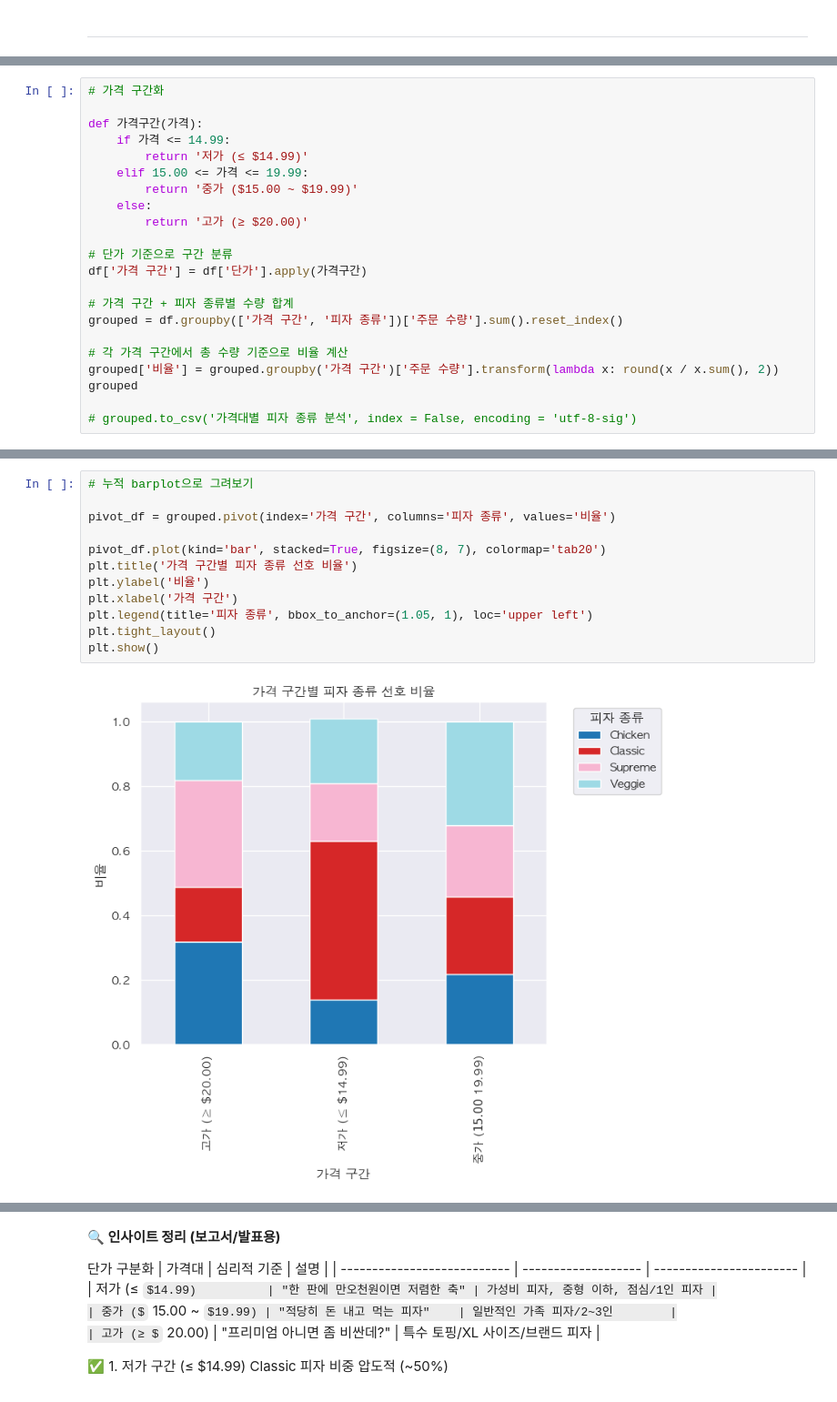
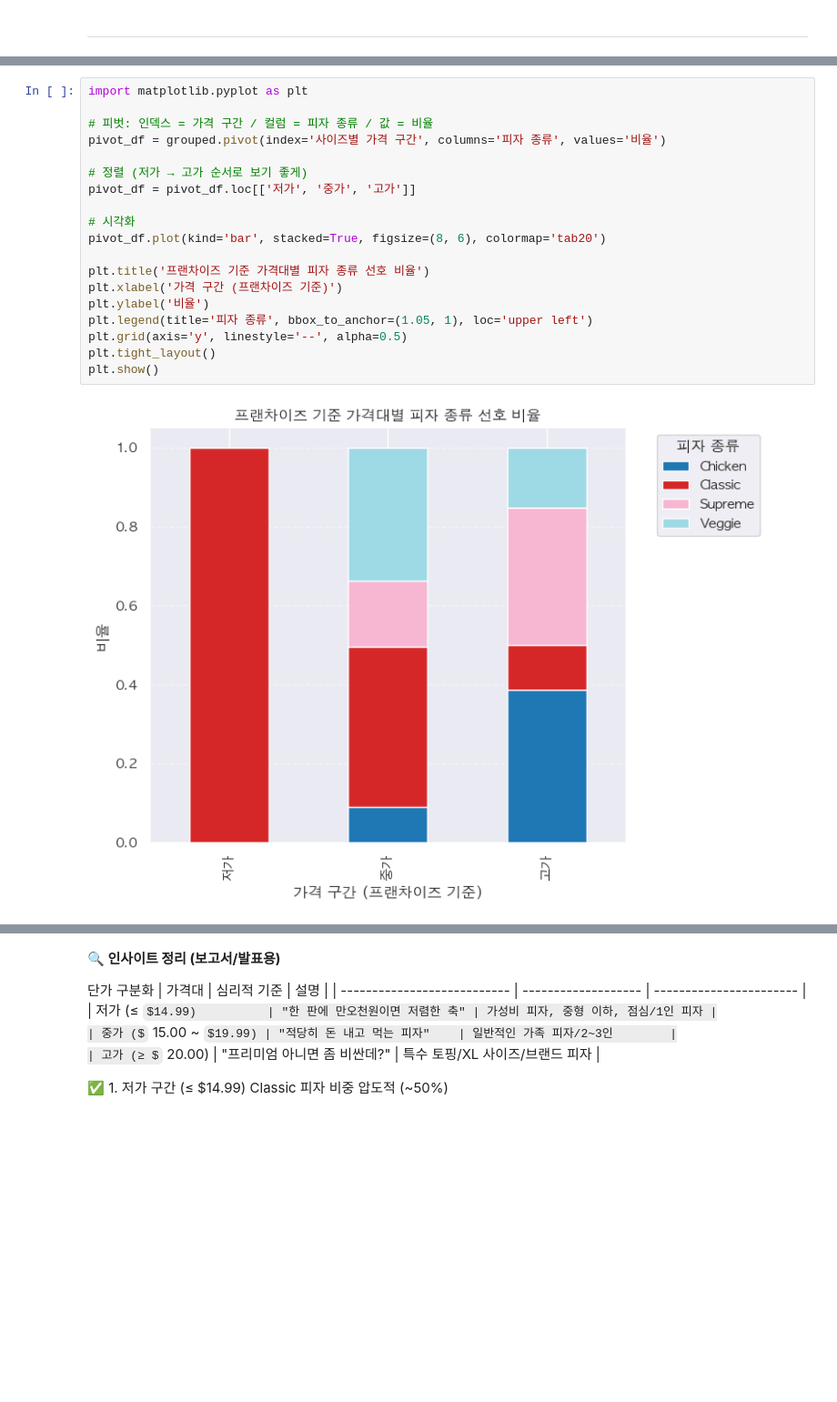
Before and after one commit to Lesly-kim/Mid_Project, a Jupyter notebook: EDA/EDA.ipynb, the cells around one changed output, grey strips where cells are left out. Shown at 91% size. Cells and saved outputs as stored; diff of their text form; some formulas as TeX source; blank space fills up the shorter version.

```diff
--- a/EDA/EDA.ipynb
+++ b/EDA/EDA.ipynb
@@ -209,24 +241,2 @@ Passing `palette` without assigning `hue` is deprecated and will be removed in v
 - **시각화**: `unit_price`, `category`, `size` 기준 버블 차트
 - **활용**: 타깃 고객별 맞춤 프로모션 (ex. 저가+소형 선호 고객층 vs 고가+XL 고객층)
-# %%
-# 가격 구간화
-
-def 가격구간(가격):
-    if 가격 <= 14.99:
-        return '저가 (≤ $14.99)'
-    elif 15.00 <= 가격 <= 19.99:
-        return '중가 ($15.00 ~ $19.99)'
-    else:
-        return '고가 (≥ $20.00)'
-
-# 단가 기준으로 구간 분류
-df['가격 구간'] = df['단가'].apply(가격구간)
-
-# 가격 구간 + 피자 종류별 수량 합계
-grouped = df.groupby(['가격 구간', '피자 종류'])['주문 수량'].sum().reset_index()
-
-# 각 가격 구간에서 총 수량 기준으로 비율 계산
-grouped['비율'] = grouped.groupby('가격 구간')['주문 수량'].transform(lambda x: round(x / x.sum(), 2))
-grouped
-
-# grouped.to_csv('가격대별 피자 종류 분석', index = False, encoding = 'utf-8-sig')
@@ -247,14 +310,21 @@ grouped
 # %%
-# 누적 barplot으로 그려보기
+import matplotlib.pyplot as plt
 
-pivot_df = grouped.pivot(index='가격 구간', columns='피자 종류', values='비율')
+# 피벗: 인덱스 = 가격 구간 / 컬럼 = 피자 종류 / 값 = 비율
+pivot_df = grouped.pivot(index='사이즈별 가격 구간', columns='피자 종류', values='비율')
 
-pivot_df.plot(kind='bar', stacked=True, figsize=(8, 7), colormap='tab20')
-plt.title('가격 구간별 피자 종류 선호 비율')
+# 정렬 (저가 → 고가 순서로 보기 좋게)
+pivot_df = pivot_df.loc[['저가', '중가', '고가']]
+
+# 시각화
+pivot_df.plot(kind='bar', stacked=True, figsize=(8, 6), colormap='tab20')
+
+plt.title('프랜차이즈 기준 가격대별 피자 종류 선호 비율')
+plt.xlabel('가격 구간 (프랜차이즈 기준)')
 plt.ylabel('비율')
-plt.xlabel('가격 구간')
 plt.legend(title='피자 종류', bbox_to_anchor=(1.05, 1), loc='upper left')
+plt.grid(axis='y', linestyle='--', alpha=0.5)
 plt.tight_layout()
 plt.show()
 # %% [output]
-[figure, old version]
+[figure, new version]
```
Also changed, not shown: parts of 62 cells of this notebook, 11 other files.
